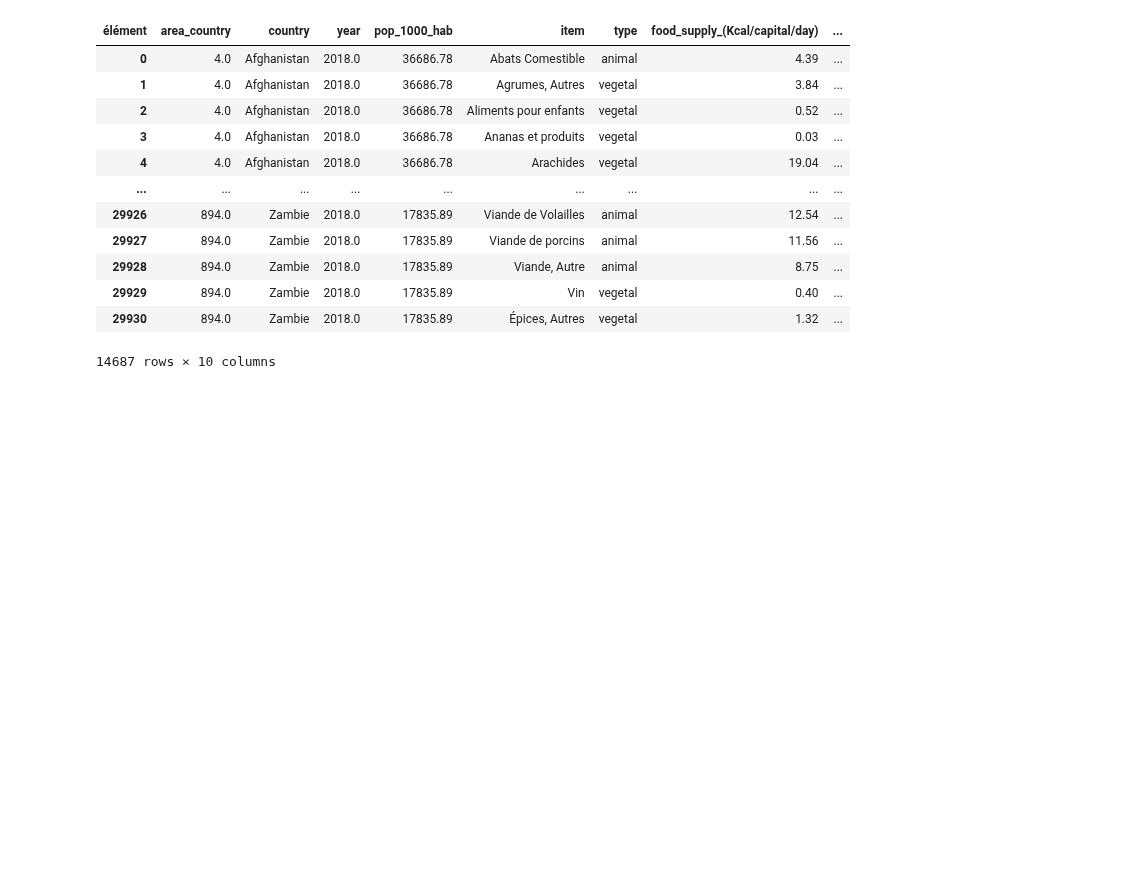
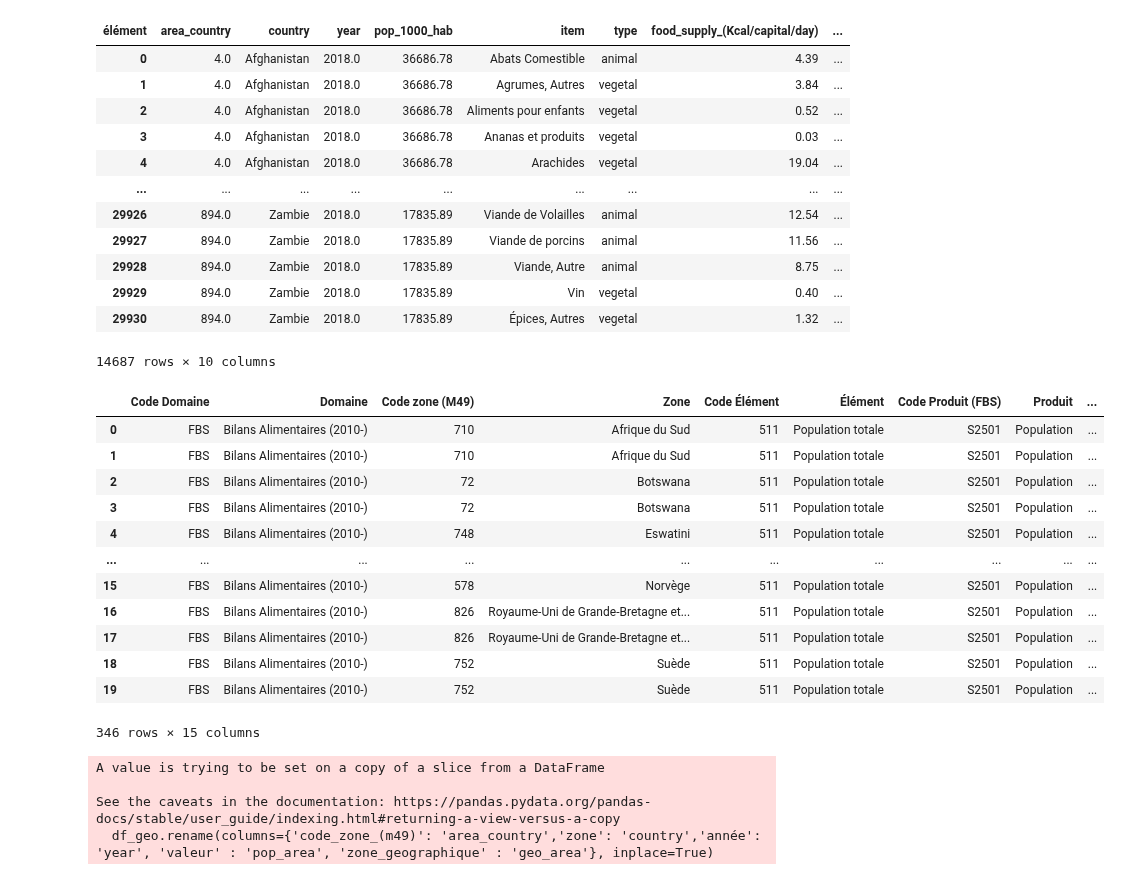
Before and after one commit to Melobgn/Brief-pandas-SEM, a Jupyter notebook: dataframes.ipynb, the cells around one changed output. Saved outputs shown, nothing was run; the diff lists cells and outputs as text; code cells hidden in the pictures; blank space fills up the shorter version.

```diff
--- a/dataframes.ipynb
+++ b/dataframes.ipynb
@@ -258,26 +258,49 @@ df_micronesie = pd.read_csv('areas/micronesie.csv')
 df_polynesie = pd.read_csv('areas/polynesie.csv')
 # %%
 
-df_afr_aust['zone_geographique'] = "afrique_australe"
-df_afr_cent['zone_geographique'] = "afrique_centrale"
-df_afr_occi['zone_geographique'] = "afrique_occidentale"
-df_afr_orient['zone_geographique'] = "afrique_orientale"
-df_afr_sept['zone_geographique'] = "afrique_septentrionnale"
+df_afr_aust['zone_geographique'] = "afrique australe"
+df_afr_cent['zone_geographique'] = "afrique centrale"
+df_afr_occi['zone_geographique'] = "afrique occidentale"
+df_afr_orient['zone_geographique'] = "afrique orientale"
+df_afr_sept['zone_geographique'] = "afrique septentrionnale"
 
-df_amer_cent['zone_geographique'] = "amerique_centrale"
-df_amer_sud['zone_geographique'] = "amerique_sud"
-df_amer_sept['zone_geographique'] = "amerique_septentrionnale"
+df_amer_cent['zone_geographique'] = "amerique centrale"
+df_amer_sud['zone_geographique'] = "amerique sud"
+df_amer_sept['zone_geographique'] = "amerique septentrionnale"
 
-df_asie_cent['zone_geographique'] = "asie_centrale"
-df_asie_merid['zone_geographique'] = "asie_merid"
-df_asie_occi['zone_geographique'] = "asie_occidentale"
-df_asie_orient['zone_geographique'] = "asie_orientale"
-df_asie_sud['zone_geographique'] = "asie_sud"
+df_asie_cent['zone_geographique'] = "asie centrale"
+df_asie_merid['zone_geographique'] = "asie merid"
+df_asie_occi['zone_geographique'] = "asie occidentale"
+df_asie_orient['zone_geographique'] = "asie orientale"
+df_asie_sud['zone_geographique'] = "asie sud"
 
-df_austr_nz['zone_geographique'] = "australie_nouvelle_zelande"
+df_austr_nz['zone_geographique'] = "australie nouvelle zelande"
 df_caraibes['zone_geographique'] = "caraibes"
 
-df_europe_merid['zone_geographique'] = "europe_merid"
-df_europe_occi['zone_geographique'] = "europe_occidentale"
-df_europe_orient['zone_geographique'] = "europe_orientale"
-df_europe_sept['zone_geographique'] = "europe_septentrionnale"
+df_europe_merid['zone_geographique'] = "europe merid"
+df_europe_occi['zone_geographique'] = "europe occidentale"
+df_europe_orient['zone_geographique'] = "europe orientale"
+df_europe_sept['zone_geographique'] = "europe septentrionnale"
+
+
+df_melanesie['zone_geographique'] = "melanesie"
+df_micronesie['zone_geographique'] = "micronesie"
+df_polynesie['zone_geographique'] = "polynesie"
+
+
+df_geo = pd.concat([df_afr_aust, df_afr_cent, df_afr_occi, df_afr_orient, df_afr_sept, df_amer_cent, df_amer_sud, df_amer_sept, df_asie_cent, df_asie_merid, df_asie_occi, df_asie_orient, df_asie_sud, df_austr_nz, df_caraibes, df_europe_merid, df_europe_occi, df_europe_orient, df_europe_sept])
+df_geo
+# %% [output]
+|  | Code Domaine | Domaine | Code zone (M49) | Zone | Code Élément | Élément | Code Produit (FBS) | Produit | ... |
+| 0 | FBS | Bilans Alimentaires (2010-) | 710 | Afrique du Sud | 511 | Population totale | S2501 | Population | ... |
+| 1 | FBS | Bilans Alimentaires (2010-) | 710 | Afrique du Sud | 511 | Population totale | S2501 | Population | ... |
+| 2 | FBS | Bilans Alimentaires (2010-) | 72 | Botswana | 511 | Population totale | S2501 | Population | ... |
+| 3 | FBS | Bilans Alimentaires (2010-) | 72 | Botswana | 511 | Population totale | S2501 | Population | ... |
+| 4 | FBS | Bilans Alimentaires (2010-) | 748 | Eswatini | 511 | Population totale | S2501 | Population | ... |
+| ... | ... | ... | ... | ... | ... | ... | ... | ... | ... |
+| 15 | FBS | Bilans Alimentaires (2010-) | 578 | Norvège | 511 | Population totale | S2501 | Population | ... |
+| 16 | FBS | Bilans Alimentaires (2010-) | 826 | Royaume-Uni de Grande-Bretagne et... | 511 | Population totale | S2501 | Population | ... |
+| 17 | FBS | Bilans Alimentaires (2010-) | 826 | Royaume-Uni de Grande-Bretagne et... | 511 | Population totale | S2501 | Population | ... |
+| 18 | FBS | Bilans Alimentaires (2010-) | 752 | Suède | 511 | Population totale | S2501 | Population | ... |
+| 19 | FBS | Bilans Alimentaires (2010-) | 752 | Suède | 511 | Population totale | S2501 | Population | ... |
+346 rows × 15 columns
@@ -287,0 +307,9 @@ df_polynesie['zone_geographique'] = "polynesie"
+# %%
+df_geo.columns = [title.lower().replace(" ", "_") for title in df_geo.columns]
+df_geo = df_geo[['code_zone_(m49)', 'zone', 'année', 'valeur', 'zone_geographique']]
+df_geo.rename(columns={'code_zone_(m49)': 'area_country','zone': 'country','année': 'year', 'valeur' : 'pop_area', 'zone_geographique' : 'geo_area'}, inplace=True)
+# %% [output]
+A value is trying to be set on a copy of a slice from a DataFrame
+
+See the caveats in the documentation: https://pandas.pydata.org/pandas-docs/stable/user_guide/indexing.html#returning-a-view-versus-a-copy
+  df_geo.rename(columns={'code_zone_(m49)': 'area_country','zone': 'country','année': 'year', 'valeur' : 'pop_area', 'zone_geographique' : 'geo_area'}, inplace=True)
```
Also changed, not shown: parts of 2 cells of this notebook.
